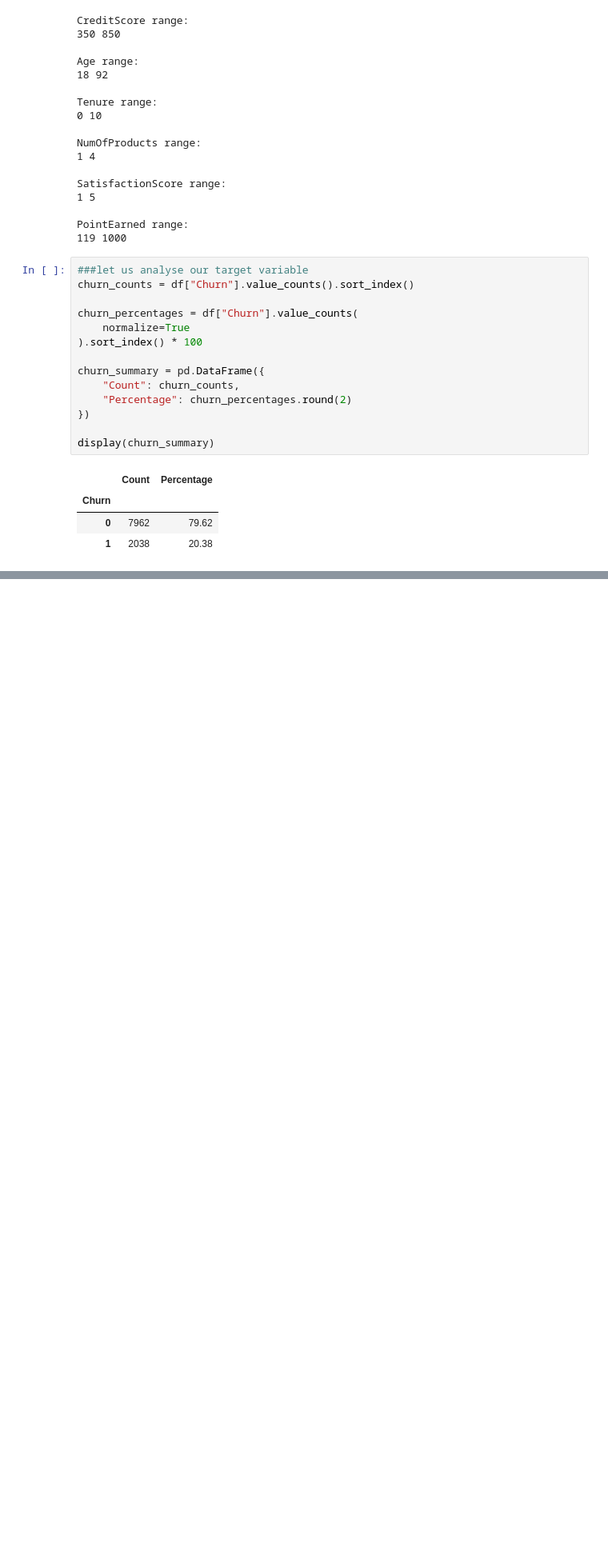
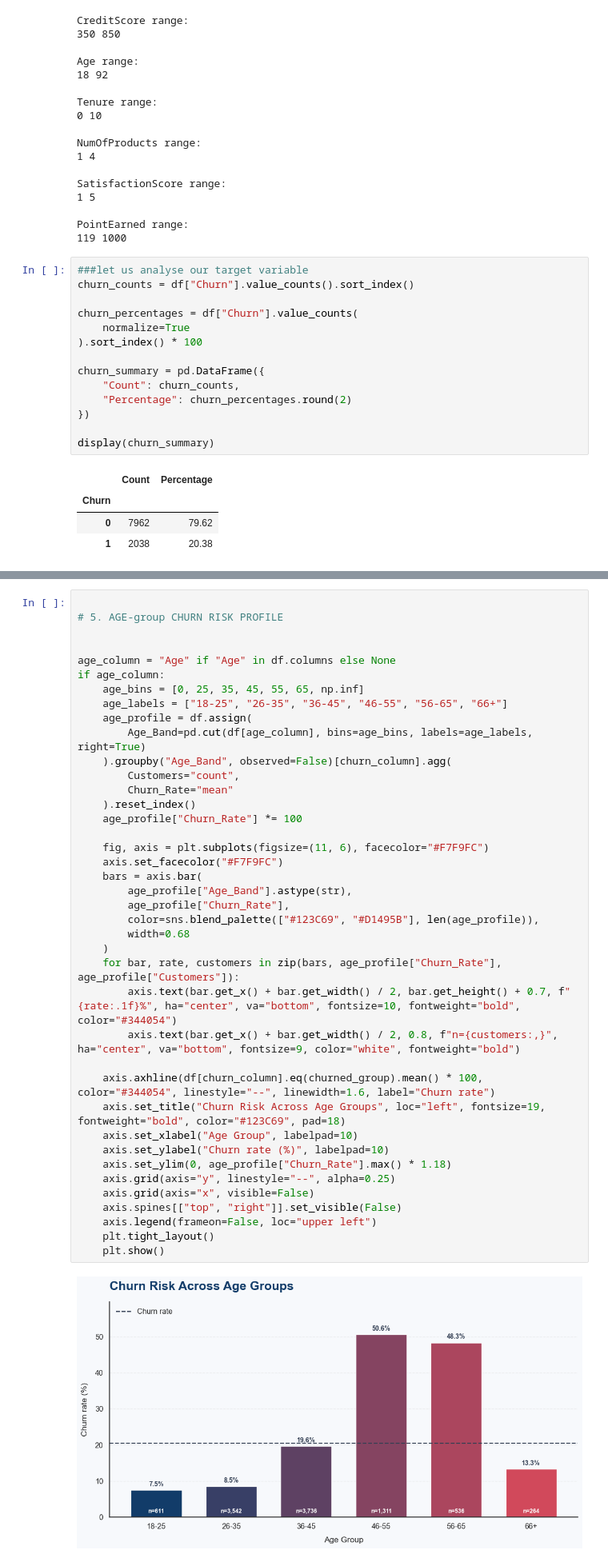
Before and after one commit to IshmaelMururami/customer-churn-prediction-kci, a Jupyter notebook: Objectives 1&2/Customer_Churn.ipynb, the cells around one changed output, grey strips where cells are left out. Shown at 80% size. Cells and saved outputs as stored; diff of their text form; blank space fills up the shorter version.

```diff
--- a/Objectives 1&2/Customer_Churn.ipynb
+++ b/Objectives 1&2/Customer_Churn.ipynb
@@ -299,0 +523,42 @@ plt.show()
+# %%
+
+# 5. AGE-group CHURN RISK PROFILE
+
+
+age_column = "Age" if "Age" in df.columns else None
+if age_column:
+    age_bins = [0, 25, 35, 45, 55, 65, np.inf]
+    age_labels = ["18-25", "26-35", "36-45", "46-55", "56-65", "66+"]
+    age_profile = df.assign(
+        Age_Band=pd.cut(df[age_column], bins=age_bins, labels=age_labels, right=True)
+    ).groupby("Age_Band", observed=False)[churn_column].agg(
+        Customers="count",
+        Churn_Rate="mean"
+    ).reset_index()
+    age_profile["Churn_Rate"] *= 100
+
+    fig, axis = plt.subplots(figsize=(11, 6), facecolor="#F7F9FC")
+    axis.set_facecolor("#F7F9FC")
+    bars = axis.bar(
+        age_profile["Age_Band"].astype(str),
+        age_profile["Churn_Rate"],
+        color=sns.blend_palette(["#123C69", "#D1495B"], len(age_profile)),
+        width=0.68
+    )
+    for bar, rate, customers in zip(bars, age_profile["Churn_Rate"], age_profile["Customers"]):
+        axis.text(bar.get_x() + bar.get_width() / 2, bar.get_height() + 0.7, f"{rate:.1f}%", ha="center", va="bottom", fontsize=10, fontweight="bold", color="#344054")
+        axis.text(bar.get_x() + bar.get_width() / 2, 0.8, f"n={customers:,}", ha="center", va="bottom", fontsize=9, color="white", fontweight="bold")
+
+    axis.axhline(df[churn_column].eq(churned_group).mean() * 100, color="#344054", linestyle="--", linewidth=1.6, label="Churn rate")
+    axis.set_title("Churn Risk Across Age Groups", loc="left", fontsize=19, fontweight="bold", color="#123C69", pad=18)
+    axis.set_xlabel("Age Group", labelpad=10)
+    axis.set_ylabel("Churn rate (%)", labelpad=10)
+    axis.set_ylim(0, age_profile["Churn_Rate"].max() * 1.18)
+    axis.grid(axis="y", linestyle="--", alpha=0.25)
+    axis.grid(axis="x", visible=False)
+    axis.spines[["top", "right"]].set_visible(False)
+    axis.legend(frameon=False, loc="upper left")
+    plt.tight_layout()
+    plt.show()
+# %% [output]
+[figure, added]
```
Also changed, not shown: parts of 21 cells of this notebook, 18 other files.
